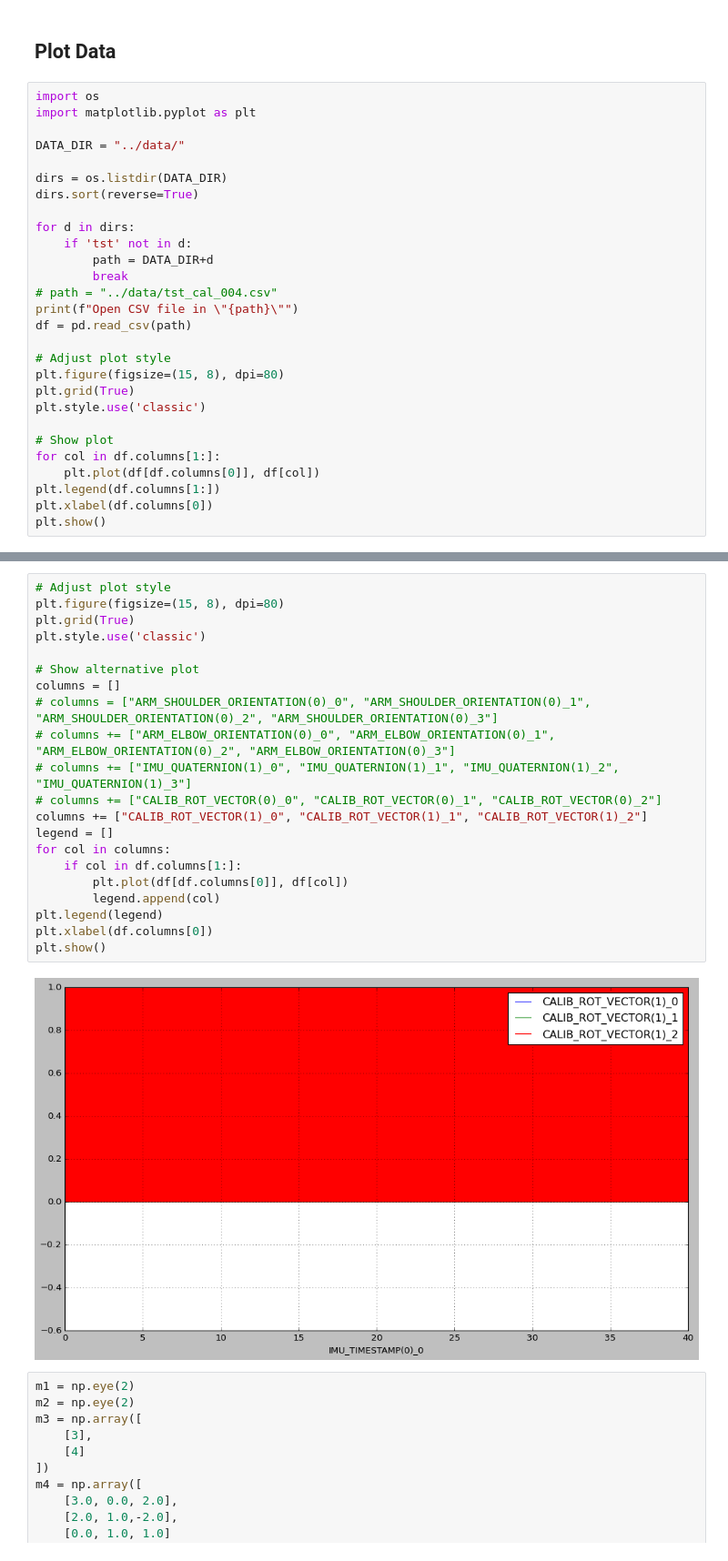
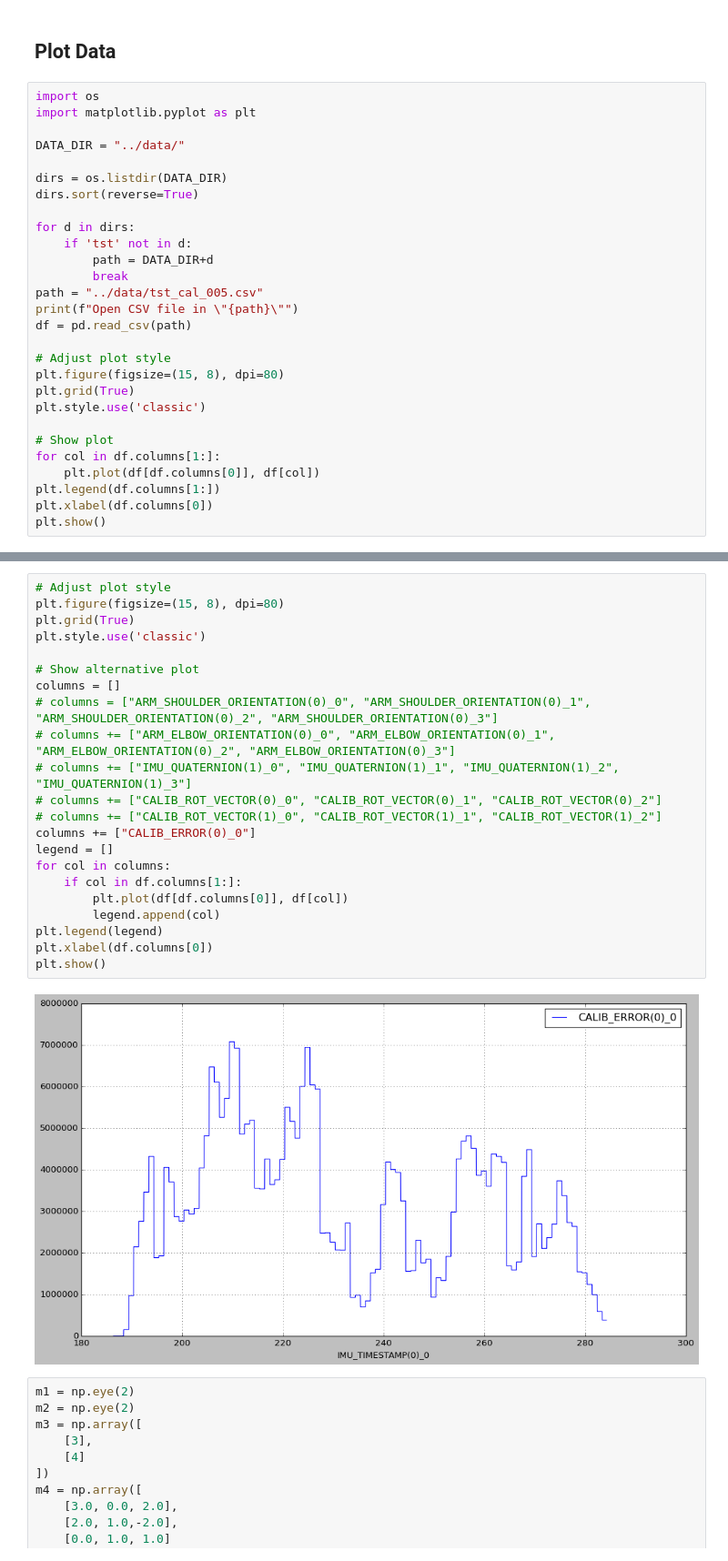
Before and after one commit to gmescudero/humanArmkinematics, a Jupyter notebook: prototypes/tryouts.ipynb, the cells around one changed output, grey strips where cells are left out. Shown at 91% size. Cells and saved outputs as stored; diff of their text form.

Commit message:
Improved some test with better database init for calib tests and some minor things

```diff
--- a/prototypes/tryouts.ipynb
+++ b/prototypes/tryouts.ipynb
@@ -62,7 +62,7 @@ for d in dirs:
     if 'tst' not in d:
         path = DATA_DIR+d
         break
-# path = "../data/tst_cal_004.csv"
+path = "../data/tst_cal_005.csv"
 print(f"Open CSV file in \"{path}\"")
 df = pd.read_csv(path)
 
@@ -83,26 +83,27 @@ Open CSV file in "../data/tst_cal_004.csv"
 # %%
 # Adjust plot style
 plt.figure(figsize=(15, 8), dpi=80)
 plt.grid(True)
 plt.style.use('classic')
 
 # Show alternative plot
 columns = []
 # columns = ["ARM_SHOULDER_ORIENTATION(0)_0", "ARM_SHOULDER_ORIENTATION(0)_1", "ARM_SHOULDER_ORIENTATION(0)_2", "ARM_SHOULDER_ORIENTATION(0)_3"]
 # columns += ["ARM_ELBOW_ORIENTATION(0)_0", "ARM_ELBOW_ORIENTATION(0)_1", "ARM_ELBOW_ORIENTATION(0)_2", "ARM_ELBOW_ORIENTATION(0)_3"]
 # columns += ["IMU_QUATERNION(1)_0", "IMU_QUATERNION(1)_1", "IMU_QUATERNION(1)_2", "IMU_QUATERNION(1)_3"]
 # columns += ["CALIB_ROT_VECTOR(0)_0", "CALIB_ROT_VECTOR(0)_1", "CALIB_ROT_VECTOR(0)_2"]
-columns += ["CALIB_ROT_VECTOR(1)_0", "CALIB_ROT_VECTOR(1)_1", "CALIB_ROT_VECTOR(1)_2"]
+# columns += ["CALIB_ROT_VECTOR(1)_0", "CALIB_ROT_VECTOR(1)_1", "CALIB_ROT_VECTOR(1)_2"]
+columns += ["CALIB_ERROR(0)_0"]
 legend = []
 for col in columns:
     if col in df.columns[1:]:
         plt.plot(df[df.columns[0]], df[col])
         legend.append(col)
 plt.legend(legend)
 plt.xlabel(df.columns[0])
 plt.show()
 # %% [output]
-[figure, old version]
+[figure, new version]
 # %%
 m1 = np.eye(2)
 m2 = np.eye(2)
```
Also changed, not shown: parts of 1 cell of this notebook, 8 other files.
